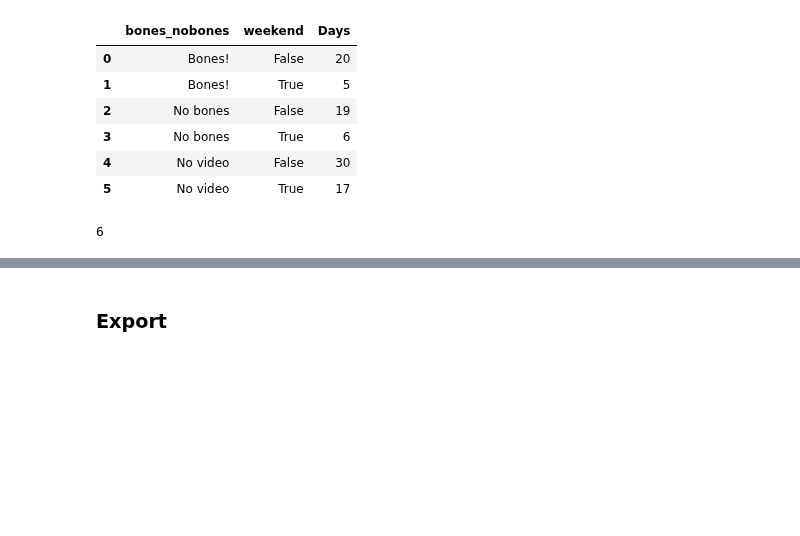
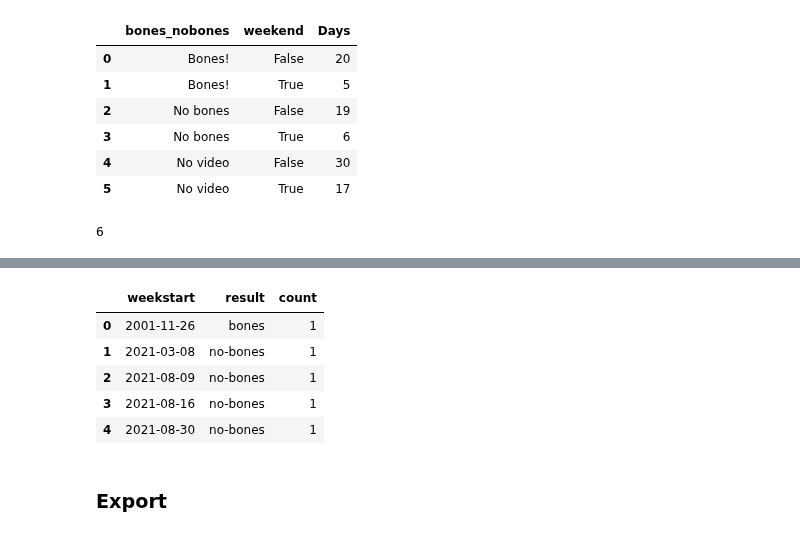
Before and after one commit to stiles/noodle-tracker, a Jupyter notebook: _workspace/00-process-noodle-data.ipynb, the cells around one changed output, grey strips where cells are left out. Drawn from its saved outputs; the diff is of its cells as text; code cells hidden in the pictures; blank space fills up the shorter version.

```diff
--- a/_workspace/00-process-noodle-data.ipynb
+++ b/_workspace/00-process-noodle-data.ipynb
@@ -212,0 +224,16 @@ stacked_bar
+# %%
+weeks = (
+    df.groupby(["weekstart", "bones_class"])
+    .agg({"date": "count"})
+    .reset_index()
+    .rename(columns={"date": "count", "bones_class": "result"})
+)
+# %%
+weeks.head()
+# %% [output]
+|  | weekstart | result | count |
+| 0 | 2001-11-26 | bones | 1 |
+| 1 | 2021-03-08 | no-bones | 1 |
+| 2 | 2021-08-09 | no-bones | 1 |
+| 3 | 2021-08-16 | no-bones | 1 |
+| 4 | 2021-08-30 | no-bones | 1 |
```
Also changed, not shown: parts of 6 cells of this notebook, 1 other file.
